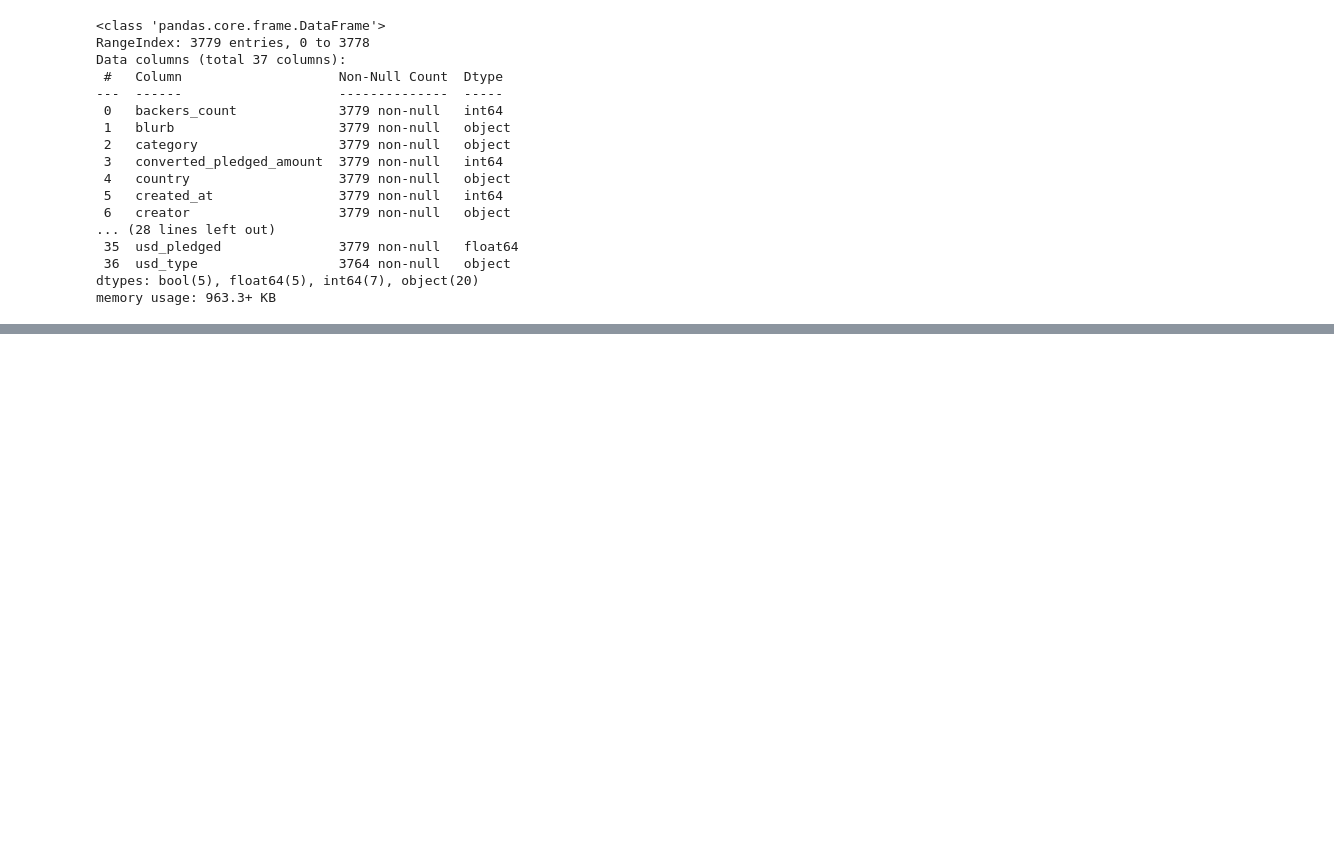
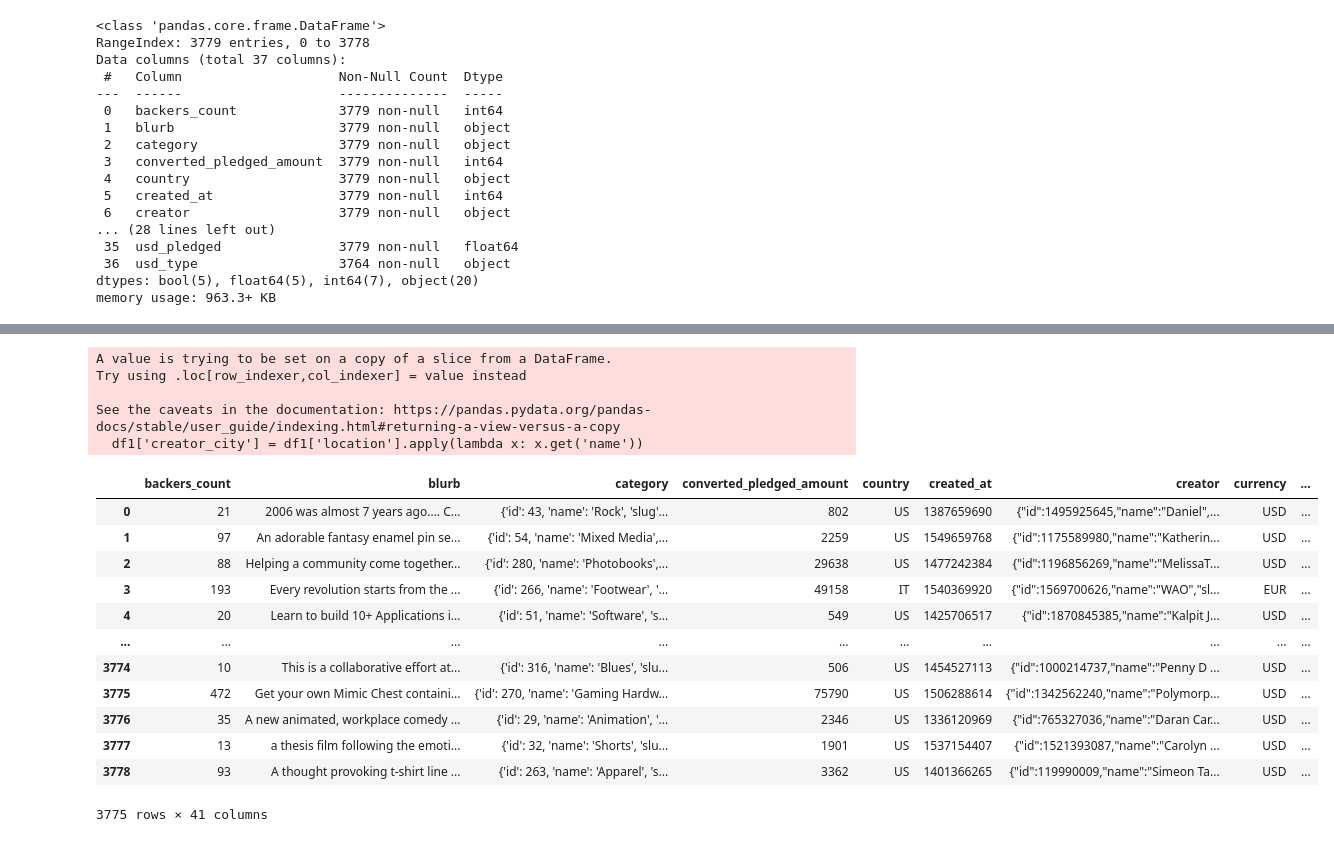
Before and after one commit to reneebrecht/ds-ml-project-kickstarter, a Jupyter notebook: EDA_jr.ipynb, the cells around one changed output, grey strips where cells are left out. Drawn from its saved outputs; the diff is of its cells as text; code cells hidden in the pictures; blank space fills up the shorter version.

Commit message:
EDA notebook with extracted column values

```diff
--- a/EDA_jr.ipynb
+++ b/EDA_jr.ipynb
@@ -84,0 +116,3 @@ df1['subcat'] = df1['category'].apply(lambda x: x.get('name'))
+# %%
+#get the creator name from the creator column
+df1['creator_name'] = df1.creator.apply(lambda x: x.split(",")[1].split(":")[1])
@@ -84,0 +140,2 @@ df1['subcat'] = df1['category'].apply(lambda x: x.get('name'))
+# %%
+df1 = df1[df1['location'].notna()]
@@ -84,0 +162,26 @@ df1['subcat'] = df1['category'].apply(lambda x: x.get('name'))
+# %%
+
+df1.location = df1.location.apply(lambda x: json.loads(x))
+
+df1['creator_city'] = df1['location'].apply(lambda x: x.get('name'))
+
+df1
+# %% [output]
+A value is trying to be set on a copy of a slice from a DataFrame.
+Try using .loc[row_indexer,col_indexer] = value instead
+
+See the caveats in the documentation: https://pandas.pydata.org/pandas-docs/stable/user_guide/indexing.html#returning-a-view-versus-a-copy
+  df1['creator_city'] = df1['location'].apply(lambda x: x.get('name'))
+|  | backers_count | blurb | category | converted_pledged_amount | country | created_at | creator | currency | ... |
+| 0 | 21 | 2006 was almost 7 years ago.... C... | {'id': 43, 'name': 'Rock', 'slug'... | 802 | US | 1387659690 | {"id":1495925645,"name":"Daniel",... | USD | ... |
+| 1 | 97 | An adorable fantasy enamel pin se... | {'id': 54, 'name': 'Mixed Media',... | 2259 | US | 1549659768 | {"id":1175589980,"name":"Katherin... | USD | ... |
+| 2 | 88 | Helping a community come together... | {'id': 280, 'name': 'Photobooks',... | 29638 | US | 1477242384 | {"id":1196856269,"name":"MelissaT... | USD | ... |
+| 3 | 193 | Every revolution starts from the ... | {'id': 266, 'name': 'Footwear', '... | 49158 | IT | 1540369920 | {"id":1569700626,"name":"WAO","sl... | EUR | ... |
+| 4 | 20 | Learn to build 10+ Applications i... | {'id': 51, 'name': 'Software', 's... | 549 | US | 1425706517 | {"id":1870845385,"name":"Kalpit J... | USD | ... |
+| ... | ... | ... | ... | ... | ... | ... | ... | ... | ... |
+| 3774 | 10 | This is a collaborative effort at... | {'id': 316, 'name': 'Blues', 'slu... | 506 | US | 1454527113 | {"id":1000214737,"name":"Penny D ... | USD | ... |
+| 3775 | 472 | Get your own Mimic Chest containi... | {'id': 270, 'name': 'Gaming Hardw... | 75790 | US | 1506288614 | {"id":1342562240,"name":"Polymorp... | USD | ... |
+| 3776 | 35 | A new animated, workplace comedy ... | {'id': 29, 'name': 'Animation', '... | 2346 | US | 1336120969 | {"id":765327036,"name":"Daran Car... | USD | ... |
+| 3777 | 13 | a thesis film following the emoti... | {'id': 32, 'name': 'Shorts', 'slu... | 1901 | US | 1537154407 | {"id":1521393087,"name":"Carolyn ... | USD | ... |
+| 3778 | 93 | A thought provoking t-shirt line ... | {'id': 263, 'name': 'Apparel', 's... | 3362 | US | 1401366265 | {"id":119990009,"name":"Simeon Ta... | USD | ... |
+3775 rows × 41 columns
```
Also changed, not shown: parts of 9 cells of this notebook.
